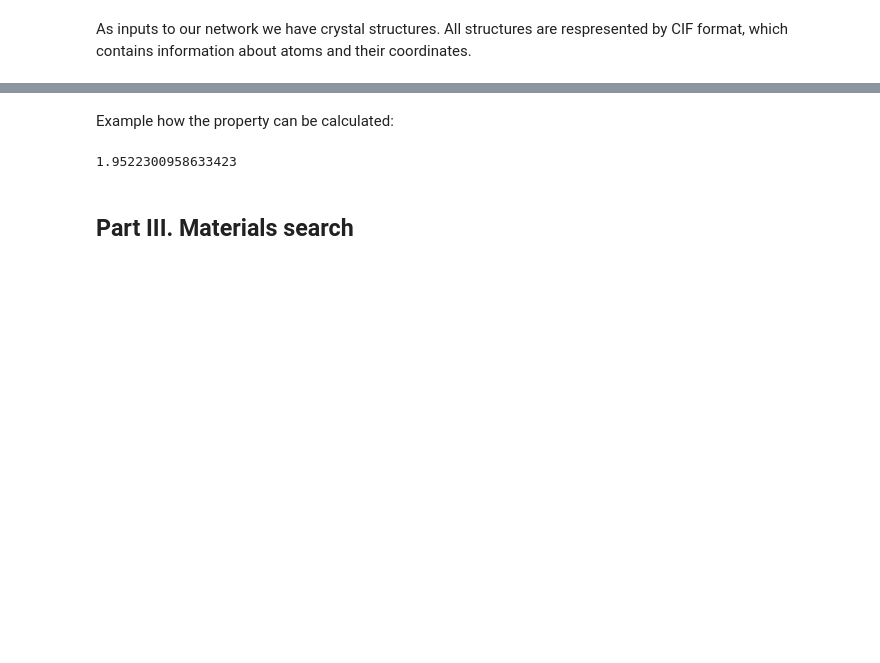
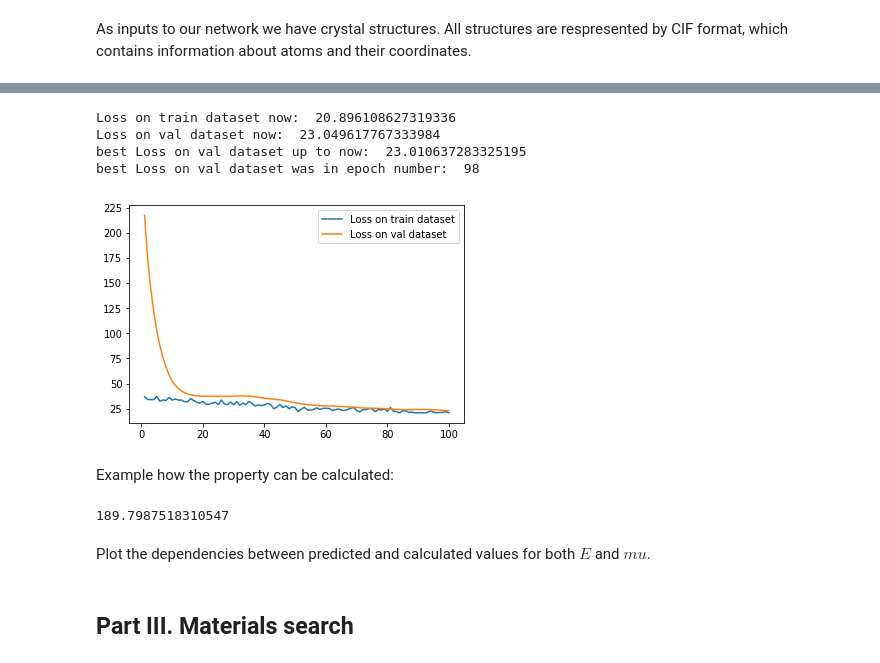
Before and after one commit to efiminem/aimatdesign, a Jupyter notebook: quicksuccess_main.ipynb, the cells around one changed output, grey strips where cells are left out. Cells and saved outputs as stored; diff of their text form; code cells hidden in the pictures; blank space fills up the shorter version.

```diff
--- a/quicksuccess_main.ipynb
+++ b/quicksuccess_main.ipynb
@@ -230,7 +230,7 @@ Here using similar principles we will construct the neural network for predictin
 # %% [markdown]
 As inputs to our network we have crystal structures. All structures are respresented by CIF format, which contains information about atoms and their coordinates.
 # %%
-dataset = CIFData(root_dir = "superconductors",
+dataset = CIFData(root_dir = "elastic",
                   max_num_nbr = 12,
                   radius=8,
                   dmin=0,
@@ -246,2 +246,4 @@ Number of structures: 291
 Number of features describing one atom: 92
 Number of features describing neighbours: 41
+# %%
+normalizer = Normalizer(collate_pool([dataset[i] for i in range(500)])[1])
@@ -250,8 +256,8 @@ train_val_ratio = 0.6
 indices = list(range(len(dataset)))
 train_sampler = SubsetRandomSampler(indices[:int(train_val_ratio*len(dataset))])
 val_sampler = SubsetRandomSampler(indices[int(train_val_ratio*len(dataset)):])
-train_loader = DataLoader(dataset, batch_size=32, sampler=train_sampler, collate_fn=collate_pool)
-val_loader = DataLoader(dataset, batch_size=32, sampler=val_sampler, collate_fn=collate_pool)
+train_loader = DataLoader(dataset, batch_size=16, sampler=train_sampler, collate_fn=collate_pool)
+val_loader = DataLoader(dataset, batch_size=16, sampler=val_sampler, collate_fn=collate_pool)
 print("Number of structures in train set: {}".format(len(train_sampler)))
 print("Number of structures in validation set: {}".format(len(val_sampler)))
 # %% [output]
@@ -283,7 +289,7 @@ class CrystalGraphConvNet(nn.Module):
         self.conv = GraphConvLayer(atom_fea_len=atom_fea_len, nbr_fea_len=nbr_fea_len)
         self.pooling = GraphPooling()
         self.conv_to_fc = nn.Linear(atom_fea_len, h_fea_len)
-        self.fc_out = nn.Linear(h_fea_len, 1)
+        self.fc_out = nn.Linear(h_fea_len, 2)
 
     def forward(self, atom_fea, nbr_fea, nbr_fea_idx, crystal_atom_idx):
         """
@@ -311,6 +317,7 @@ class CrystalGraphConvNet(nn.Module):
         crys_fea = self.pooling(atom_fea, crystal_atom_idx)
         crys_fea = self.conv_to_fc(crys_fea)
         out = self.fc_out(crys_fea)
+
         return out
 # %%
 model = CrystalGraphConvNet(orig_atom_fea_len, nbr_fea_len)
@@ -318,5 +340,11 @@ model = CrystalGraphConvNet(orig_atom_fea_len, nbr_fea_len)
 # %%
-best_model = perform_graph_training(model, train_loader, val_loader, n_epochs = 100, lr=0.05, cuda = False)
+best_model = perform_graph_training(model, train_loader, val_loader, normalizer, n_epochs = 100, lr=0.1)
+# %% [output]
+Loss on train dataset now:  20.896108627319336
+Loss on val dataset now:  23.049617767333984
+best Loss on val dataset up to now:  23.010637283325195
+best Loss on val dataset was in epoch number:  98
+[figure, added]
 # %% [markdown]
 Example how the property can be calculated:
 # %%
@@ -327,16 +355,18 @@ crystal = CIFOne(atom_init_file = "superconductors/atom_init.json",
                   step=0.2)
 # %%
 best_model.eval()
-structure = collate_pool([crystal.from_file("superconductors/291.cif")])[0]
+structure = collate_pool([crystal.from_file("elastic/1.cif")])[0]
 input_var = (structure[0].cuda(),
              structure[1].cuda(),
              structure[2].cuda(),
              [crys_idx.cuda() for crys_idx in structure[3]])
 output = best_model(*input_var)
-pred_value = float(output.data.cpu()[0][0])
+pred_value = float(normalizer.denorm(output.data.cpu())[0][0])
 print(pred_value)
 # %% [output]
-1.9522300958633423
+189.7987518310547
+# %% [markdown]
+Plot the dependencies between predicted and calculated values for both $E$ and $mu$.
 # %% [markdown]
 ## Part III. Materials search
 # %% [markdown]
```
Also changed, not shown: parts of 10 cells of this notebook.
